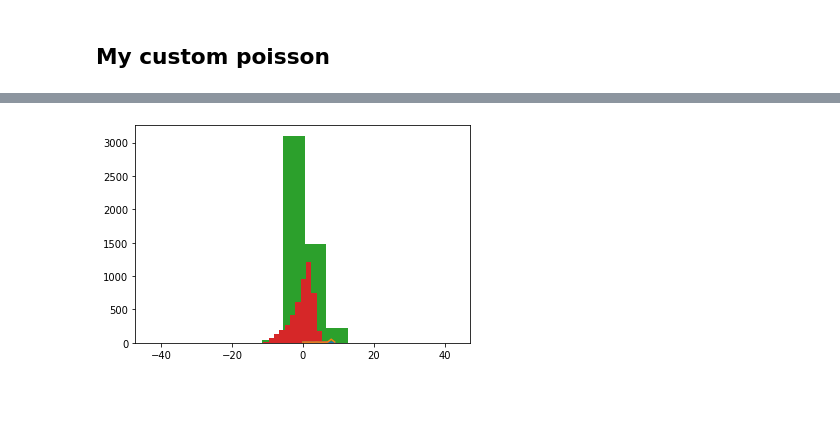
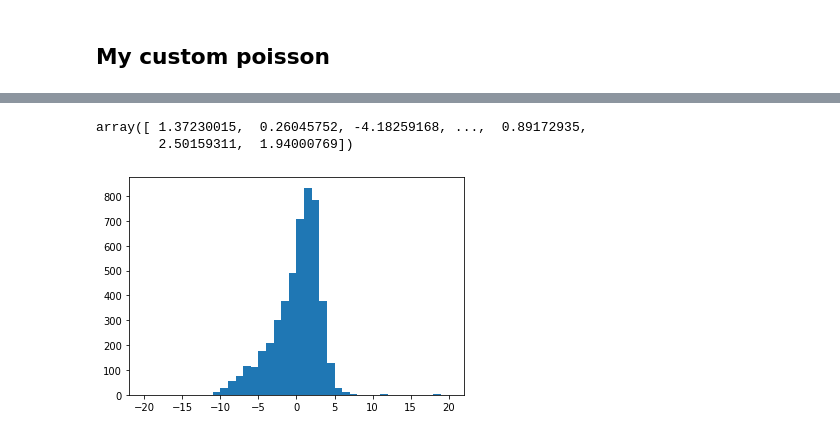
Before and after one commit to SimeonHey/diabetes-130-ds-final, a Jupyter notebook: NN - NN MVP!.ipynb, the cells around one changed output, grey strips where cells are left out. Drawn from its saved outputs; the diff is of its cells as text; code cells hidden in the pictures; blank space fills up the shorter version.

```diff
--- a/NN - NN MVP!.ipynb
+++ b/NN - NN MVP!.ipynb
@@ -789,8 +356,0 @@ ValueError: Mean Tweedie deviance error with power=1 can only be used on non-neg
-# %%
-def get_diffs_distr(df, model):
-    eval_model(df, model)
-    preds = model.predict(unscaled.X_dev)
-    difs = preds[:, 0] - unscaled.y_dev
-
-    print()
-    plt.hist(difs, bins = 40)
@@ -796,0 +359,30 @@ def get_diffs_distr(df, model):
+# %%
+def get_custom_twol_m(dataset, loss):
+    poisson_twol_m = tf.keras.Sequential([
+        tf.keras.layers.Dense(simple.X_train.shape[1], input_shape=(dataset.X_train.shape[1],), activation='relu'),
+        tf.keras.layers.Dense(1, activation='relu')
+    ])
+    poisson_twol_m.compile(optimizer=tf.keras.optimizers.Adam(), loss=loss)
+
+    return poisson_twol_m
+# %%
+def get_diffs_distr(df, model, axis, loss):
+    last = 2**20
+    while True:
+        cur = model.fit(df.X_train, df.y_train,
+                        validation_data=(df.X_dev, df.y_dev)).history['val_loss']
+        print(f"Last loss: {last}, cur loss: {cur}")
+        if cur[0] > last:
+            print("Stopping...")
+            break
+
+        last = cur
+
+    preds = model.predict(df.X_dev)
+    difs = preds[:, 0] - df.y_dev
+
+    axis.set_title(loss)
+    axis.hist(difs, bins = 40, range=(-20, 20))
+#     plt.plot()
+
+    return difs
@@ -797,4 +418,4 @@ def get_diffs_distr(df, model):
 # %%
-get_diffs_distr(unscaled, get_two_layer_m(unscaled))
+get_diffs_distr(unscaled, get_custom_twol_m(unscaled, 'poisson'))
 # %% [output]
 Train on 19358 samples, validate on 4840 samples
@@ -817,2 +431,4 @@ Loss history:
+array([ 1.37230015,  0.26045752, -4.18259168, ...,  0.89172935,
+        2.50159311,  1.94000769])
-[figure, old version]
+[figure, new version]
 # %%
```
Also changed, not shown: parts of 35 cells of this notebook, 3 other files.
